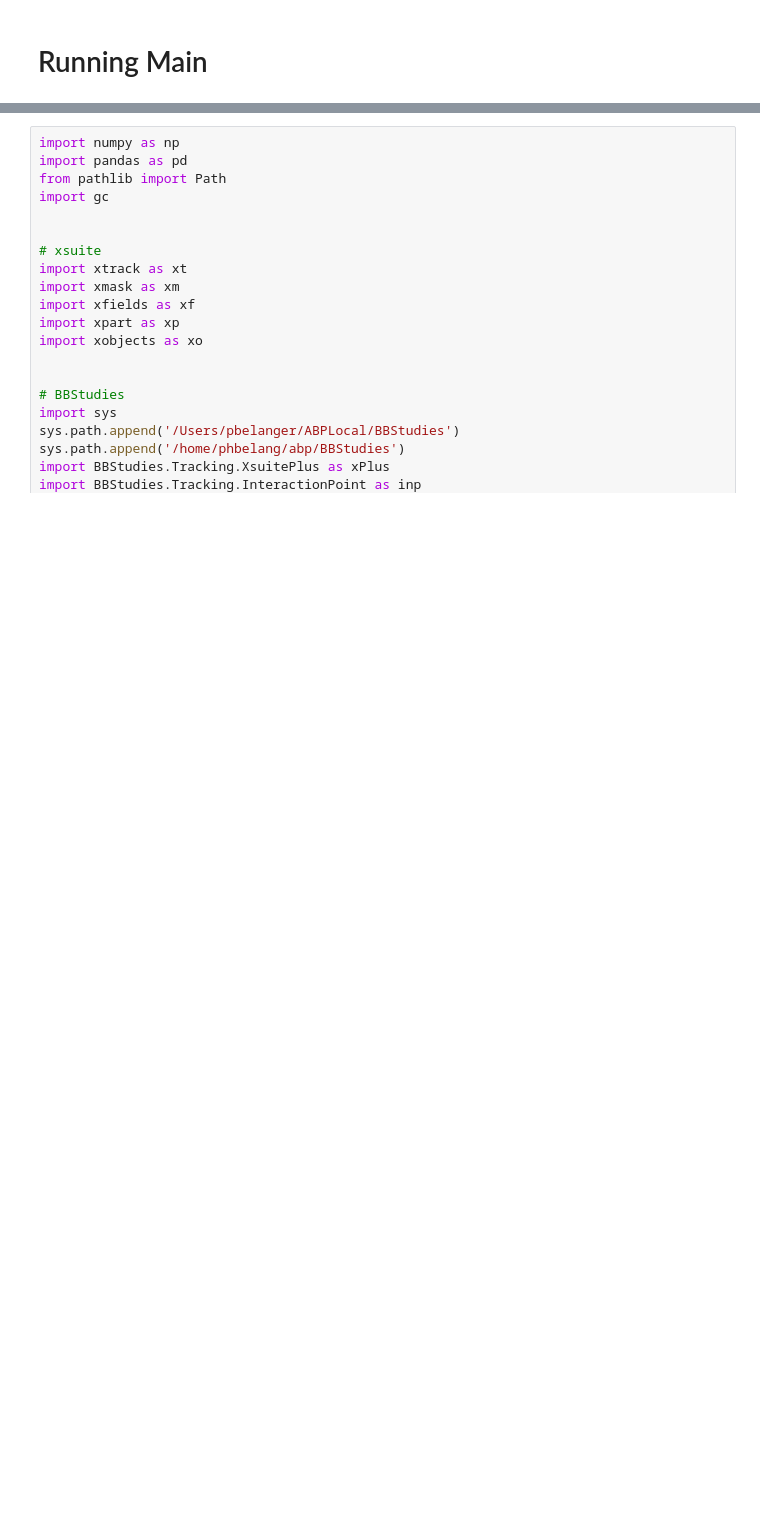
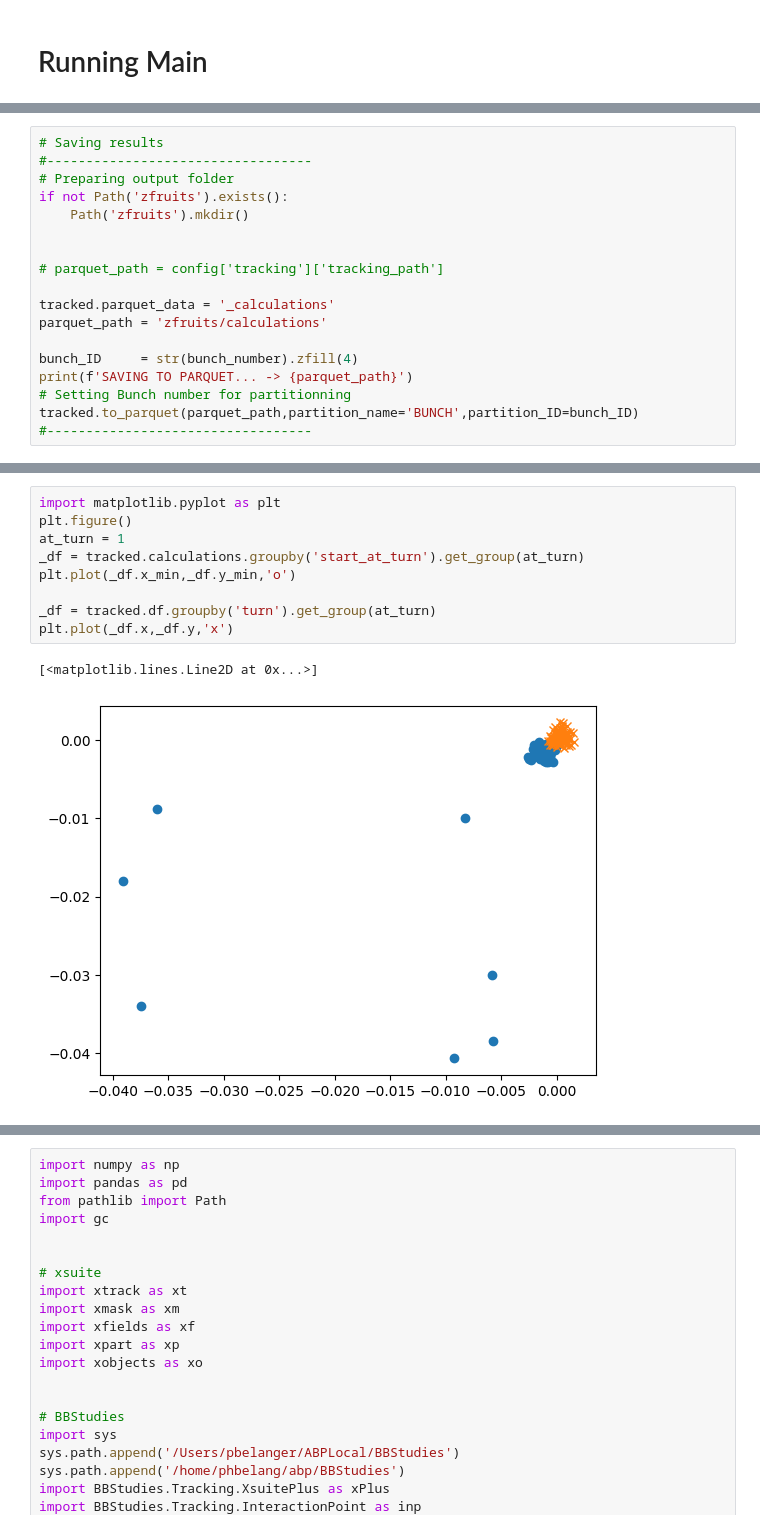
Before and after one commit to pbelange/BBStudies, a Jupyter notebook: Machines/XMask/Jobs/003_particle_dist_and_track/tracking_test.ipynb, the cells around one changed output, grey strips where cells are left out. Saved outputs shown, nothing was run; the diff lists cells and outputs as text; blank space fills up the shorter version.

```diff
--- a/Machines/XMask/Jobs/003_particle_dist_and_track/tracking_test.ipynb
+++ b/Machines/XMask/Jobs/003_particle_dist_and_track/tracking_test.ipynb
@@ -198,0 +1027,18 @@ str(bunch).zfill(4)
+# %%
+# Saving results
+#----------------------------------
+# Preparing output folder
+if not Path('zfruits').exists():
+    Path('zfruits').mkdir()
+
+
+# parquet_path = config['tracking']['tracking_path']
+
+tracked.parquet_data = '_calculations'
+parquet_path = 'zfruits/calculations'
+
+bunch_ID     = str(bunch_number).zfill(4)
+print(f'SAVING TO PARQUET... -> {parquet_path}')
+# Setting Bunch number for partitionning
+tracked.to_parquet(parquet_path,partition_name='BUNCH',partition_ID=bunch_ID)
+#----------------------------------
@@ -198,0 +1444,12 @@ str(bunch).zfill(4)
+# %%
+import matplotlib.pyplot as plt
+plt.figure()
+at_turn = 1
+_df = tracked.calculations.groupby('start_at_turn').get_group(at_turn)
+plt.plot(_df.x_min,_df.y_min,'o')
+
+_df = tracked.df.groupby('turn').get_group(at_turn)
+plt.plot(_df.x,_df.y,'x')
+# %% [output]
+[<matplotlib.lines.Line2D at 0x...>]
+[figure, added]
```
Also changed, not shown: parts of 71 cells of this notebook, 3 other files.
